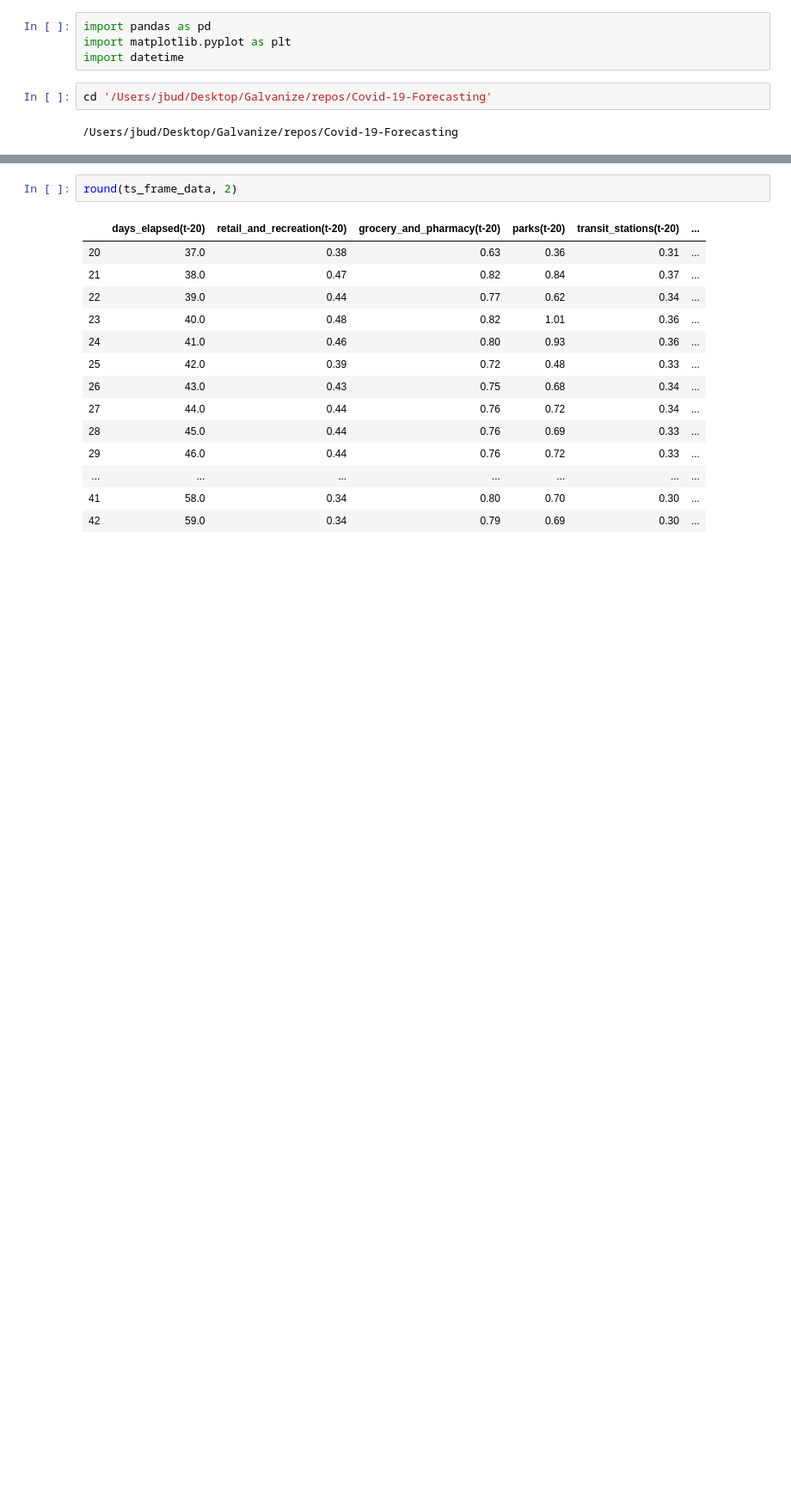
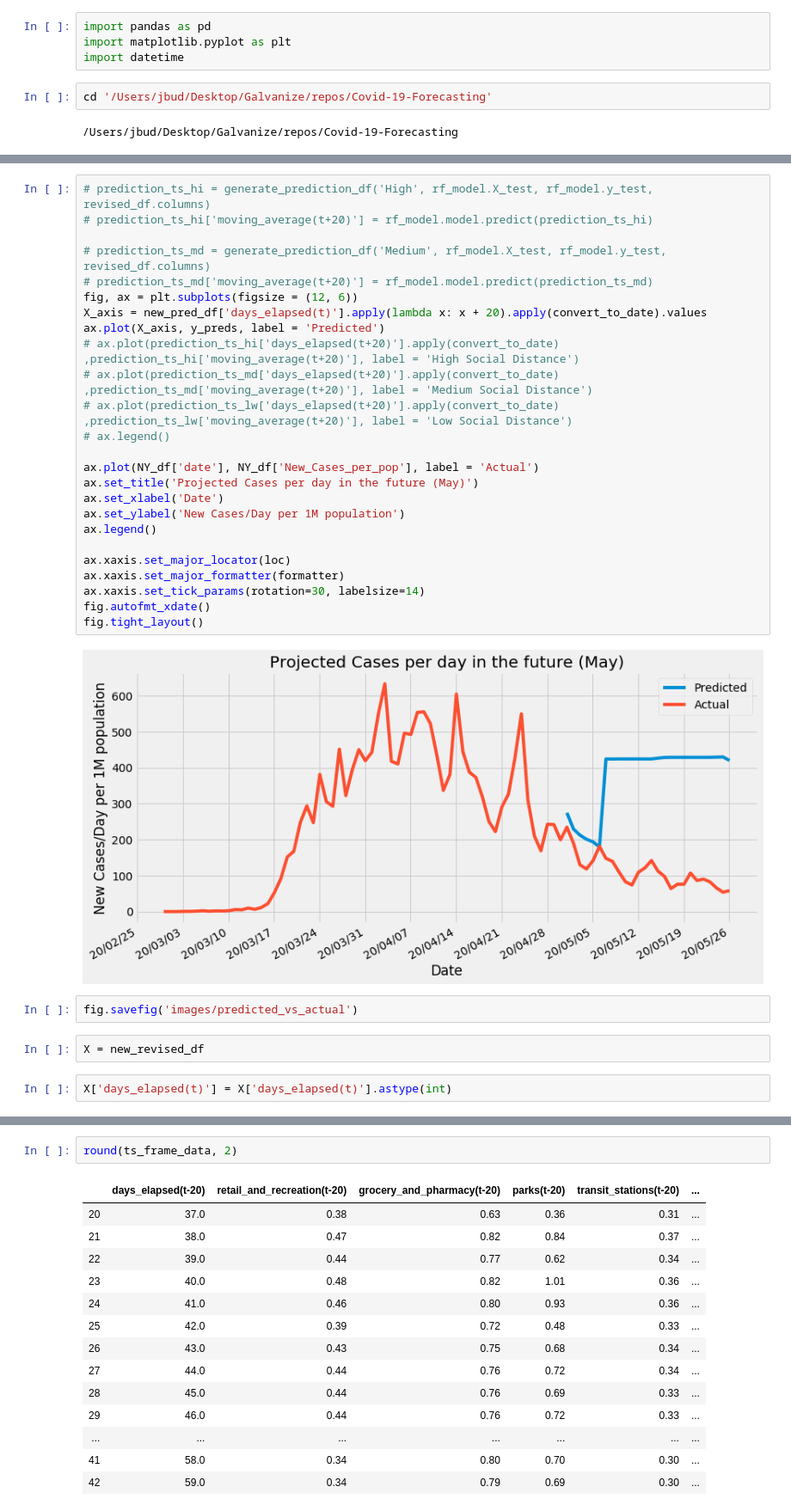
Before and after one commit to Jbudnick/Covid-19-Forecasting, a Jupyter notebook: notebooks/EDA.ipynb, the cells around one changed output, grey strips where cells are left out. Shown at 86% size. Saved outputs shown, nothing was run; the diff lists cells and outputs as text; blank space fills up the shorter version.

```diff
--- a/notebooks/EDA.ipynb
+++ b/notebooks/EDA.ipynb
@@ -424,0 +680,33 @@ rmse: 155.4533237918131
+# %%
+# prediction_ts_hi = generate_prediction_df('High', rf_model.X_test, rf_model.y_test, revised_df.columns)
+# prediction_ts_hi['moving_average(t+20)'] = rf_model.model.predict(prediction_ts_hi)
+
+# prediction_ts_md = generate_prediction_df('Medium', rf_model.X_test, rf_model.y_test, revised_df.columns)
+# prediction_ts_md['moving_average(t+20)'] = rf_model.model.predict(prediction_ts_md)
+fig, ax = plt.subplots(figsize = (12, 6))
+X_axis = new_pred_df['days_elapsed(t)'].apply(lambda x: x + 20).apply(convert_to_date).values
+ax.plot(X_axis, y_preds, label = 'Predicted')
+# ax.plot(prediction_ts_hi['days_elapsed(t+20)'].apply(convert_to_date) ,prediction_ts_hi['moving_average(t+20)'], label = 'High Social Distance')
+# ax.plot(prediction_ts_md['days_elapsed(t+20)'].apply(convert_to_date) ,prediction_ts_md['moving_average(t+20)'], label = 'Medium Social Distance')
+# ax.plot(prediction_ts_lw['days_elapsed(t+20)'].apply(convert_to_date) ,prediction_ts_lw['moving_average(t+20)'], label = 'Low Social Distance')
+# ax.legend()
+
+ax.plot(NY_df['date'], NY_df['New_Cases_per_pop'], label = 'Actual')
+ax.set_title('Projected Cases per day in the future (May)')
+ax.set_xlabel('Date')
+ax.set_ylabel('New Cases/Day per 1M population')
+ax.legend()
+
+ax.xaxis.set_major_locator(loc)
+ax.xaxis.set_major_formatter(formatter)
+ax.xaxis.set_tick_params(rotation=30, labelsize=14)
+fig.autofmt_xdate()
+fig.tight_layout()
+# %% [output]
+[figure, added]
+# %%
+fig.savefig('images/predicted_vs_actual')
+# %%
+X = new_revised_df
+# %%
+X['days_elapsed(t)'] = X['days_elapsed(t)'].astype(int)
```
Also changed, not shown: parts of 63 cells of this notebook, 11 other files.
